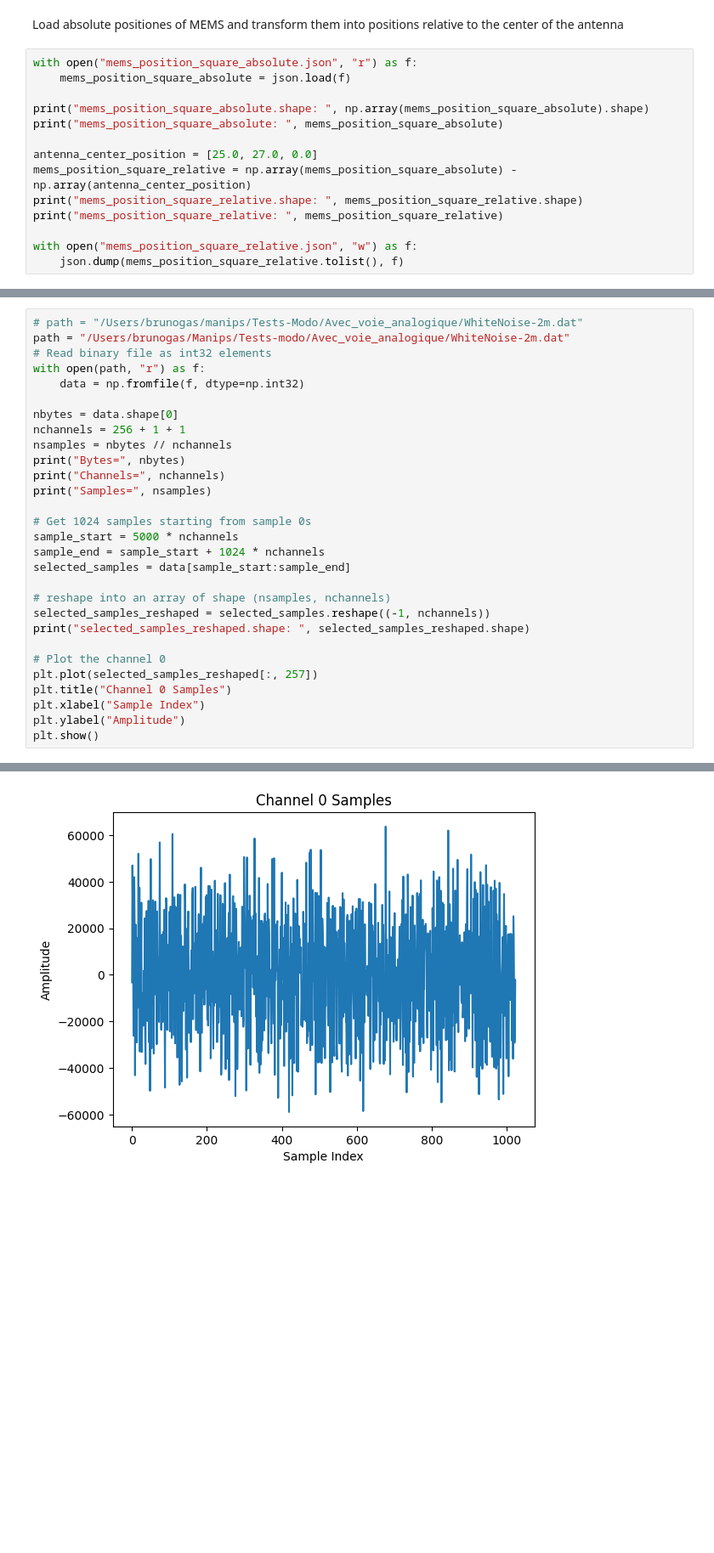
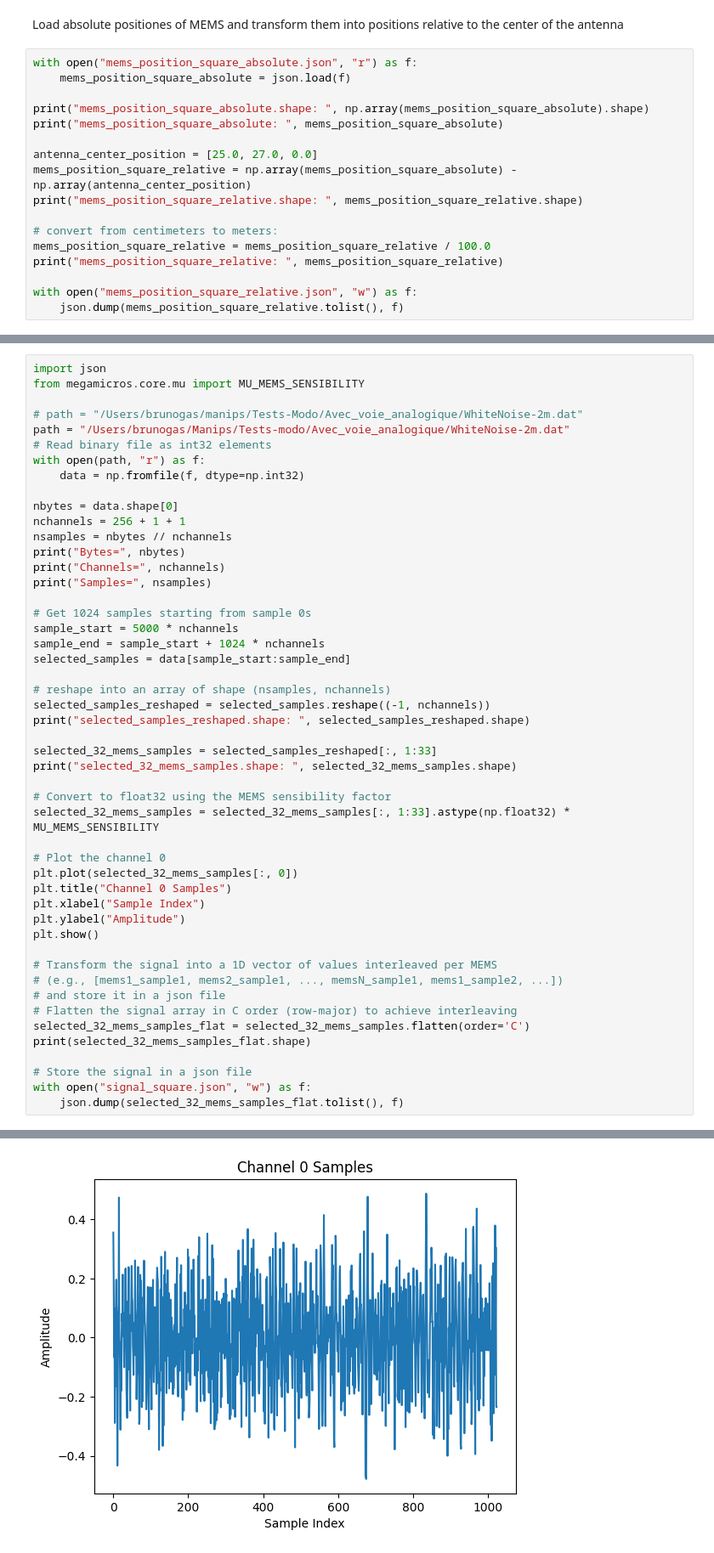
Before and after one commit to bimea/megamicros, a Jupyter notebook: notebooks/04_getstarted_BMF.ipynb, the cells around one changed output, grey strips where cells are left out. Shown at 85% size. Drawn from its saved outputs; the diff is of its cells as text; blank space fills up the shorter version.

```diff
--- a/notebooks/04_getstarted_BMF.ipynb
+++ b/notebooks/04_getstarted_BMF.ipynb
@@ -187,6 +201,9 @@ print("mems_position_square_absolute: ", mems_position_square_absolute)
 antenna_center_position = [25.0, 27.0, 0.0]
 mems_position_square_relative = np.array(mems_position_square_absolute) - np.array(antenna_center_position)
 print("mems_position_square_relative.shape: ", mems_position_square_relative.shape)
+
+# convert from centimeters to meters:
+mems_position_square_relative = mems_position_square_relative / 100.0
 print("mems_position_square_relative: ", mems_position_square_relative)
 
 with open("mems_position_square_relative.json", "w") as f:
@@ -212,4 +229,7 @@ mems_position_square_relative:  [[-21.8   19.7    0.  ]
 # %%
+import json
+from megamicros.core.mu import MU_MEMS_SENSIBILITY
+
 # path = "/Users/brunogas/manips/Tests-Modo/Avec_voie_analogique/WhiteNoise-2m.dat"
 path = "/Users/brunogas/Manips/Tests-modo/Avec_voie_analogique/WhiteNoise-2m.dat"
 # Read binary file as int32 elements
@@ -232,12 +252,29 @@ selected_samples = data[sample_start:sample_end]
 selected_samples_reshaped = selected_samples.reshape((-1, nchannels))
 print("selected_samples_reshaped.shape: ", selected_samples_reshaped.shape)
 
+selected_32_mems_samples = selected_samples_reshaped[:, 1:33]
+print("selected_32_mems_samples.shape: ", selected_32_mems_samples.shape)
+
+# Convert to float32 using the MEMS sensibility factor
+selected_32_mems_samples = selected_32_mems_samples[:, 1:33].astype(np.float32) * MU_MEMS_SENSIBILITY
+
 # Plot the channel 0
-plt.plot(selected_samples_reshaped[:, 257])
+plt.plot(selected_32_mems_samples[:, 0])
 plt.title("Channel 0 Samples")
 plt.xlabel("Sample Index")
 plt.ylabel("Amplitude")
 plt.show()
+
+# Transform the signal into a 1D vector of values interleaved per MEMS
+# (e.g., [mems1_sample1, mems2_sample1, ..., memsN_sample1, mems1_sample2, ...])
+# and store it in a json file
+# Flatten the signal array in C order (row-major) to achieve interleaving
+selected_32_mems_samples_flat = selected_32_mems_samples.flatten(order='C')
+print(selected_32_mems_samples_flat.shape)
+
+# Store the signal in a json file
+with open("signal_square.json", "w") as f:
+    json.dump(selected_32_mems_samples_flat.tolist(), f)
 # %% [output]
 Bytes= 137115648
 Channels= 258
@@ -246 +284 @@ selected_samples_reshaped.shape:  (1024, 258)
-[figure, old version]
+[figure, new version]
```
Also changed, not shown: parts of 5 cells of this notebook, 2 other files.
